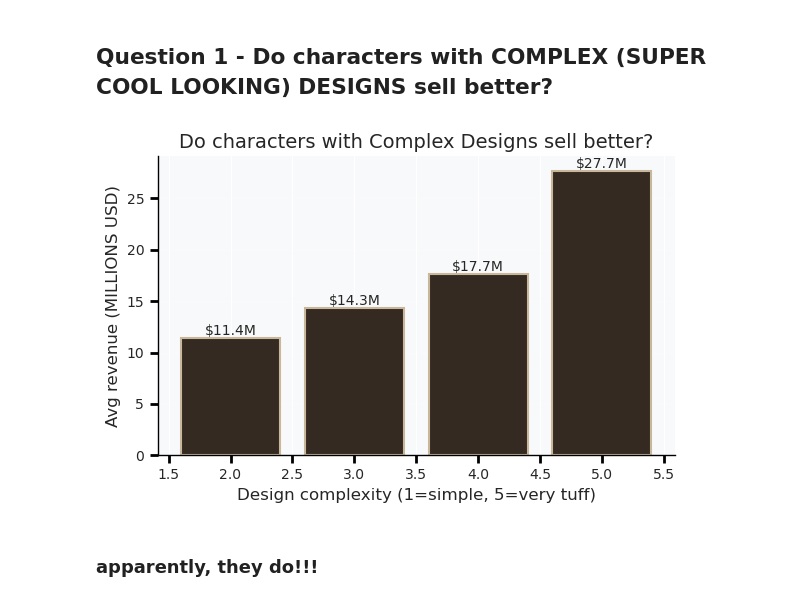
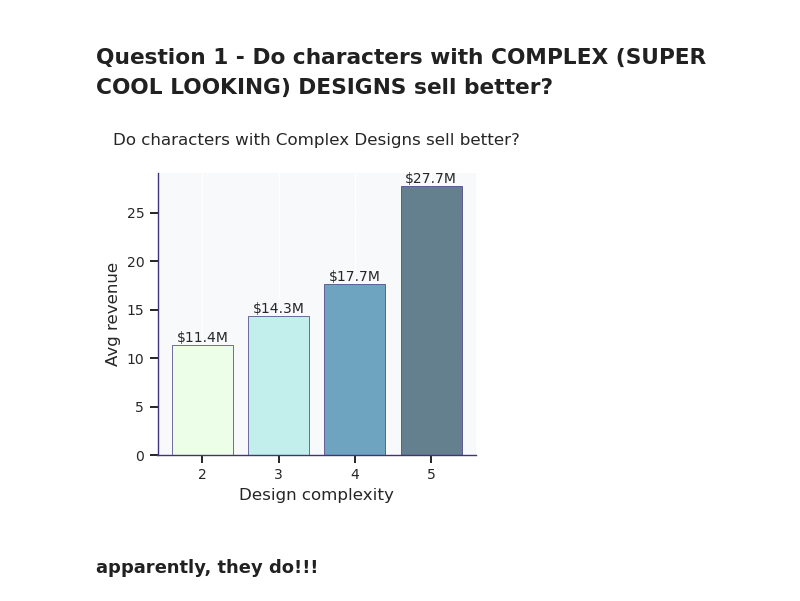
Before and after one commit to nakachens/character_design_analysation, a Jupyter notebook: character_design_analysation.ipynb, the cells around one changed output. Cells and saved outputs as stored; diff of their text form; code cells hidden in the pictures.

```diff
--- a/character_design_analysation.ipynb
+++ b/character_design_analysation.ipynb
@@ -36,38 +36,42 @@ Total characters: 114
 > GREAT! NOW LETS START OUR ANALYSIS!!
 # %% [markdown]
 ## Question 1 - Do characters with COMPLEX (SUPER COOL LOOKING) DESIGNS sell better?
-# %%
-design_revenue = revenue_data.groupby('design_complexity')['revenue_clean'].mean() / 1e6
-
-fig, ax = plt.subplots(figsize=(6, 4))
-
-bars = ax.bar(design_revenue.index, design_revenue.values, color='#342A21', edgecolor='#C9B79C', linewidth=1.5)
-
-ax.set_xlabel('Design complexity (1=simple, 5=very tuff)', fontsize=12)
-ax.set_ylabel('Avg revenue (MILLIONS USD)', fontsize=12)
-ax.set_title('Do characters with Complex Designs sell better?', fontsize=14)
-
-ax.spines['bottom'].set_color('black')
-ax.spines['left'].set_color('black')
-ax.spines['bottom'].set_linewidth(1)
-ax.spines['left'].set_linewidth(1)
-ax.spines['top'].set_visible(False)
-ax.spines['right'].set_visible(False)
-
-ax.tick_params(axis='both', which='major', labelsize=10, width=2, length=6, color='black')
-
-ax.grid(True, alpha=0.3, axis='y')
-
-for bar in bars:
-    height = bar.get_height()
-    ax.text(bar.get_x() + bar.get_width()/2., height,
-            f'${height:.1f}M',
-            ha='center', va='bottom', fontsize=10)
-
-plt.tight_layout()
-plt.show()
-# %% [output]
-[figure, removed]
+# %%
+design_revenue = revenue_data.groupby('design_complexity')['revenue_clean'].mean() / 1e6
+
+fig, ax = plt.subplots(figsize=(4, 4))
+
+colors = ['#ECFEE8', '#C2EFEB', '#6EA4BF', '#64808F']
+
+bars = ax.bar(design_revenue.index, design_revenue.values,
+              color=[colors[i % len(colors)] for i in range(len(design_revenue))],
+              edgecolor='#41337A', linewidth=0.5)
+
+ax.set_xlabel('Design complexity', fontsize=12)
+ax.set_ylabel('Avg revenue', fontsize=12)
+ax.set_title('Do characters with Complex Designs sell better?', fontsize=12, pad=20)
+
+ax.spines['bottom'].set_color('#41337A')
+ax.spines['left'].set_color('#41337A')
+ax.spines['bottom'].set_linewidth(1)
+ax.spines['left'].set_linewidth(1)
+ax.spines['top'].set_visible(False)
+ax.spines['right'].set_visible(False)
+
+ax.tick_params(axis='both', which='major', labelsize=10, width=1.2, length=6, color='black')
+
+ax.grid(True, alpha=0.3, axis='y')
+
+for bar in bars:
+    height = bar.get_height()
+    ax.text(bar.get_x() + bar.get_width()/2., height,
+            f'${height:.1f}M',
+            ha='center', va='bottom', fontsize=10)
+
+plt.tight_layout()
+plt.show()
+# %% [output]
+[figure, added]
 # %% [markdown]
 ### apparently, they do!!!
 # %% [markdown]
```
Also changed, not shown: parts of 12 cells of this notebook.
